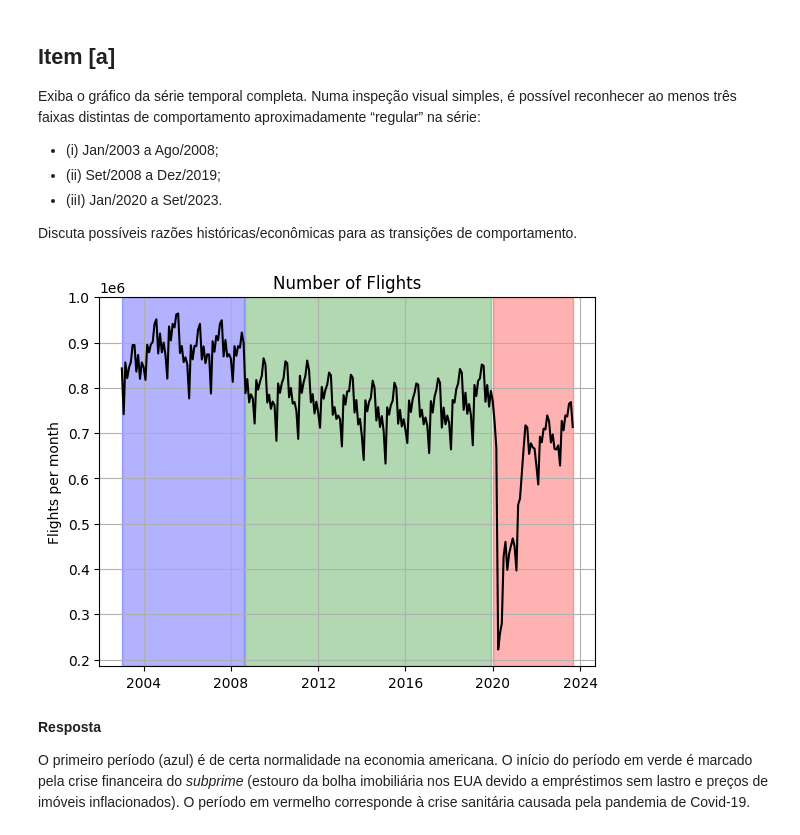
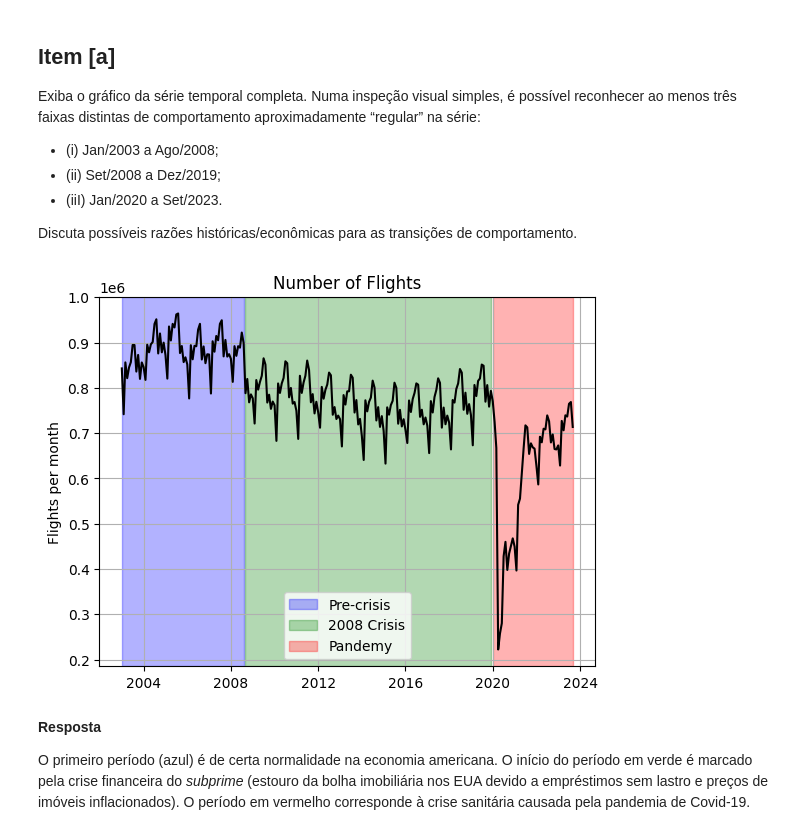
Before and after one commit to TiagoCAAmorim/machine_learning, a Jupyter notebook: Lista01/Lista01.ipynb, the cells around one changed output. Drawn from its saved outputs; the diff is of its cells as text; code cells hidden in the pictures.

```diff
--- a/Lista01/Lista01.ipynb
+++ b/Lista01/Lista01.ipynb
@@ -92,23 +68,20 @@ def to_datetime(a):
 # %%
 plt.plot(df_original['Flt'], color='black', linestyle='-')
 
-date_regions = [
-    ('2003-01-01', '2008-08-01'),
-    ('2008-09-01', '2019-12-01'),
-    ('2020-01-01', '2023-09-01')
-]
-date_regions = to_datetime(date_regions)
-
-plt.axvspan(date_regions[0][0], date_regions[0][1], color='blue', alpha=0.3)
-plt.axvspan(date_regions[1][0], date_regions[1][1], color='green', alpha=0.3)
-plt.axvspan(date_regions[2][0], date_regions[2][1], color='red', alpha=0.3)
+plt.axvspan(pd.to_datetime('2003-01-01'), pd.to_datetime('2008-08-01'),
+            color='blue', alpha=0.3, label='Pre-crisis')
+plt.axvspan(pd.to_datetime('2008-09-01'), pd.to_datetime('2019-12-01'),
+            color='green', alpha=0.3, label='2008 Crisis')
+plt.axvspan(pd.to_datetime('2020-01-01'), pd.to_datetime('2023-09-01'),
+            color='red', alpha=0.3, label='Pandemy')
 
 plt.ylabel('Flights per month')
 plt.title('Number of Flights')
 plt.grid(True)
+plt.legend()
 plt.show()
 # %% [output]
-[figure, old version]
+[figure, new version]
 # %% [markdown]
 **Resposta**
 
```
Also changed, not shown: parts of 23 cells of this notebook.
